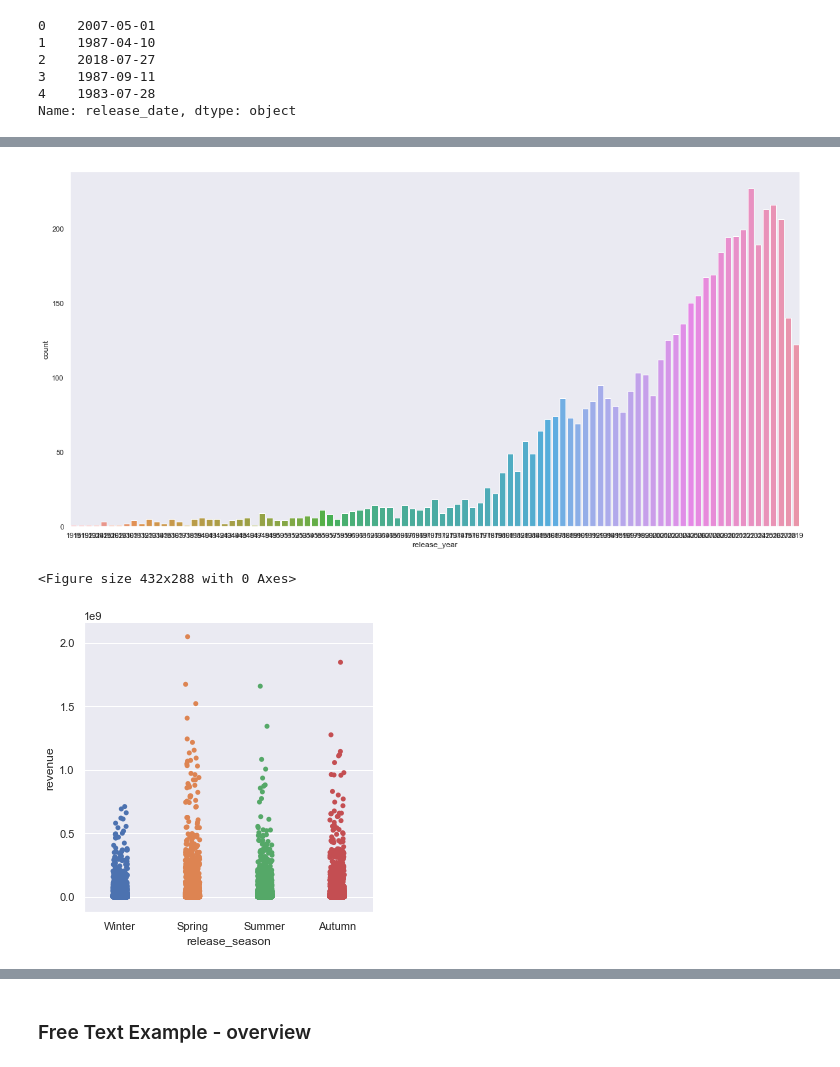
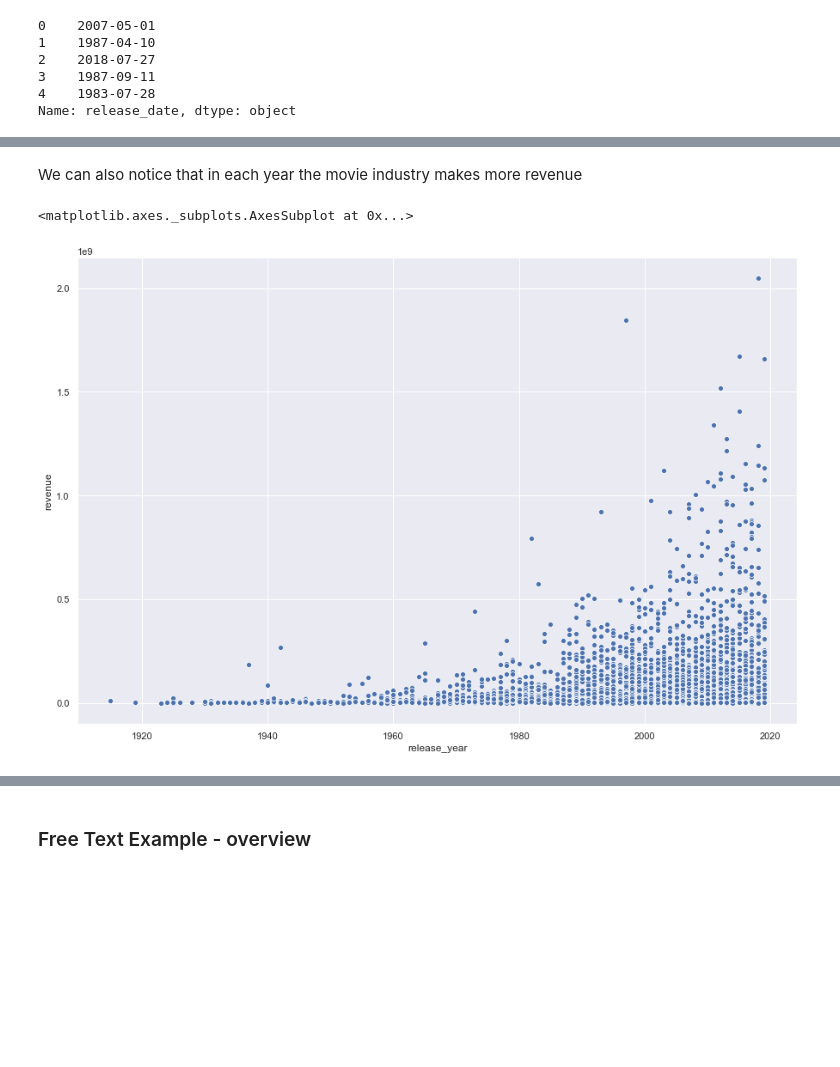
Before and after one commit to IgorDroz/Box-Office-Revenue-Prediction, a Jupyter notebook: EDA_FeatureEngennering_Integration.ipynb, the cells around one changed output, grey strips where cells are left out. Saved outputs shown, nothing was run; the diff lists cells and outputs as text; code cells hidden in the pictures; blank space fills up the shorter version.

```diff
--- a/EDA_FeatureEngennering_Integration.ipynb
+++ b/EDA_FeatureEngennering_Integration.ipynb
@@ -169,0 +171,3 @@ in the budget and in the revenue columns we used log transformation which seems
+# %%
+matplotlib.rcParams['figure.figsize'] = (15.0, 10.0)
+numerical_analysis(raw_data,'Budget','budget',False,True,'Budget $')
@@ -245,9 +270,0 @@ raw_data['original_language'].describe()
-# %%
-# bg_color = (0.25, 0.25, 0.25)
-sns.set(rc={"axes.grid":False,
-
-            'figure.figsize':(20.0, 10.0)})
-
-sns.countplot(x="original_language",data=raw_data,  linewidth=2)
-
-plt.show()
@@ -291,13 +329,8 @@ raw_data['release_season'] = pd.cut(raw_data['release_month'], bins=[0, 3, 6, 9,
+# %% [markdown]
+We can also notice that in each year the movie industry makes more revenue
 # %%
 fig = plt.figure()
-sns.countplot(x="release_year",data=raw_data)
-plt.show()
+sns.scatterplot(x="release_year",y="revenue",data=raw_data)
 # %% [output]
+<matplotlib.axes._subplots.AxesSubplot at 0x...>
-[figure, old version]
+[figure, new version]
-# %%
-fig = plt.figure()
-sns.catplot(x="release_season",y="revenue",data=raw_data)
-plt.show()
-# %% [output]
-<Figure size 432x288 with 0 Axes>
-[figure, removed]
```
Also changed, not shown: parts of 76 cells of this notebook.
